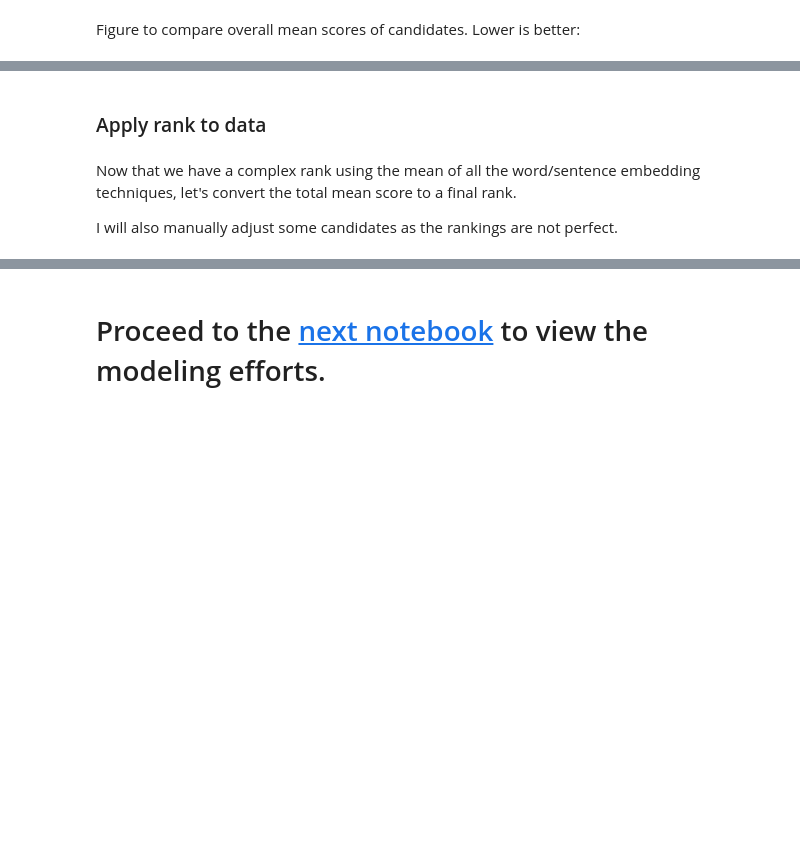
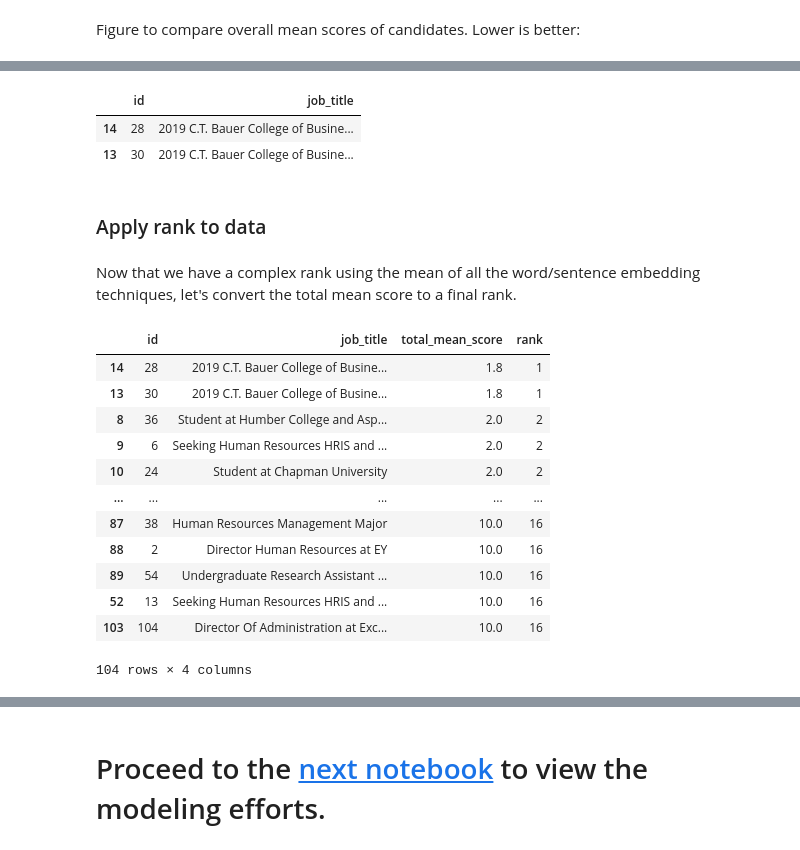
Before and after one commit to sralter/potential_talents, a Jupyter notebook: potential_talents_p1.ipynb, the cells around one changed output, grey strips where cells are left out. Drawn from its saved outputs; the diff is of its cells as text; code cells hidden in the pictures; blank space fills up the shorter version.

```diff
--- a/potential_talents_p1.ipynb
+++ b/potential_talents_p1.ipynb
@@ -1899,6 +2393,12 @@ check
+# %%
+# confirm that the lowest scores we see in the figure above are the actual best-scoring candidates
+check=cumulative_scores_m_df[cumulative_scores_m_df['total_mean_score']==cumulative_scores_m_df['total_mean_score'].min()][['id','job_title']]
+check
+# %% [output]
+|  | id | job_title |
+| 14 | 28 | 2019 C.T. Bauer College of Busine... |
+| 13 | 30 | 2019 C.T. Bauer College of Busine... |
 # %% [markdown]
 ### Apply rank to data
 # %% [markdown]
 Now that we have a complex rank using the mean of all the word/sentence embedding techniques, let's convert the total mean score to a final rank.
-
-I will also manually adjust some candidates as the rankings are not perfect.
@@ -1907,3 +2405,19 @@ cumulative_scores_df.head()
 # %%
-cumulative_scores_df['rank']=cumulative_scores_df['total_mean_score'].rank(ascending=False, method='dense').astype(int)
-cumulative_scores_df.head()
+cumulative_scores_m_df['rank'] = cumulative_scores_m_df['total_mean_score'].rank(method='dense').astype(int)
+rank_scores = cumulative_scores_m_df[['id','job_title','total_mean_score','rank']].copy()
+rank_scores.sort_values(by=['rank'], inplace=True)
+rank_scores
+# %% [output]
+|  | id | job_title | total_mean_score | rank |
+| 14 | 28 | 2019 C.T. Bauer College of Busine... | 1.8 | 1 |
+| 13 | 30 | 2019 C.T. Bauer College of Busine... | 1.8 | 1 |
+| 8 | 36 | Student at Humber College and Asp... | 2.0 | 2 |
+| 9 | 6 | Seeking Human Resources HRIS and ... | 2.0 | 2 |
+| 10 | 24 | Student at Chapman University | 2.0 | 2 |
+| ... | ... | ... | ... | ... |
+| 87 | 38 | Human Resources Management Major | 10.0 | 16 |
+| 88 | 2 | Director Human Resources at EY | 10.0 | 16 |
+| 89 | 54 | Undergraduate Research Assistant ... | 10.0 | 16 |
+| 52 | 13 | Seeking Human Resources HRIS and ... | 10.0 | 16 |
+| 103 | 104 | Director Of Administration at Exc... | 10.0 | 16 |
+104 rows × 4 columns
```
Also changed, not shown: parts of 98 cells of this notebook, 18 other files.
